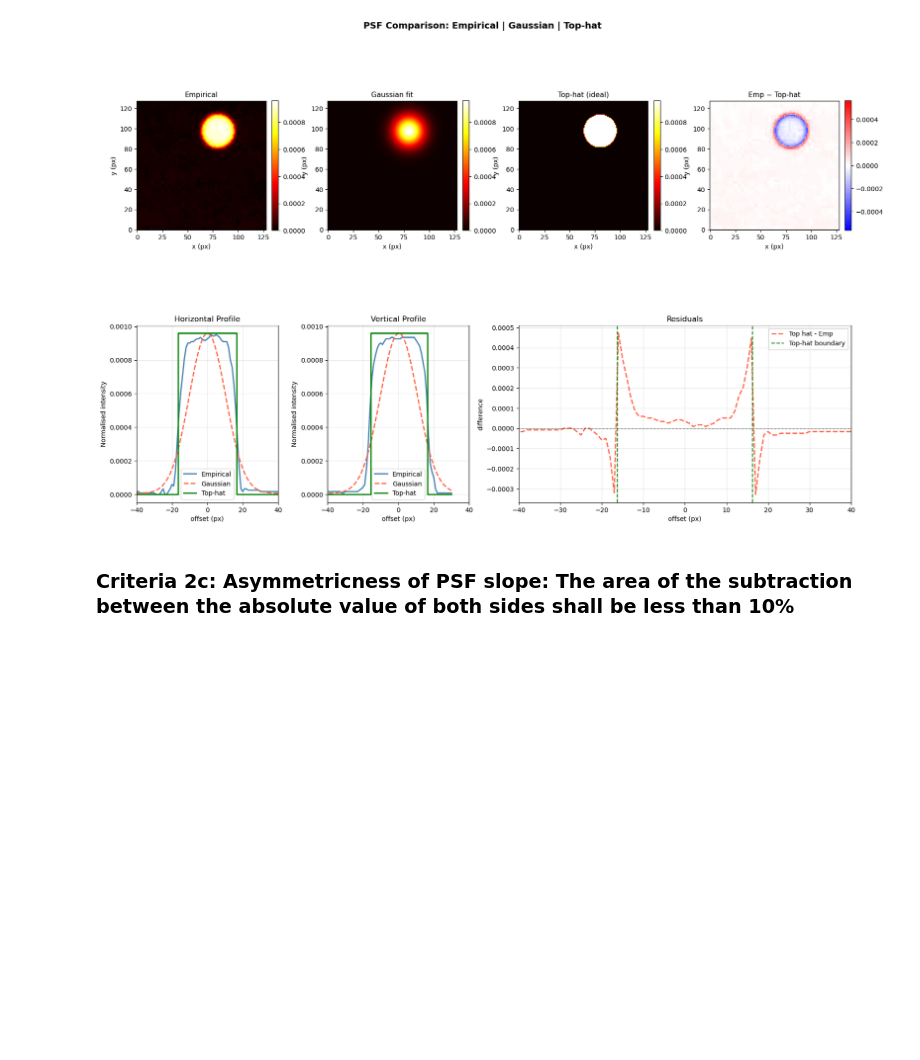
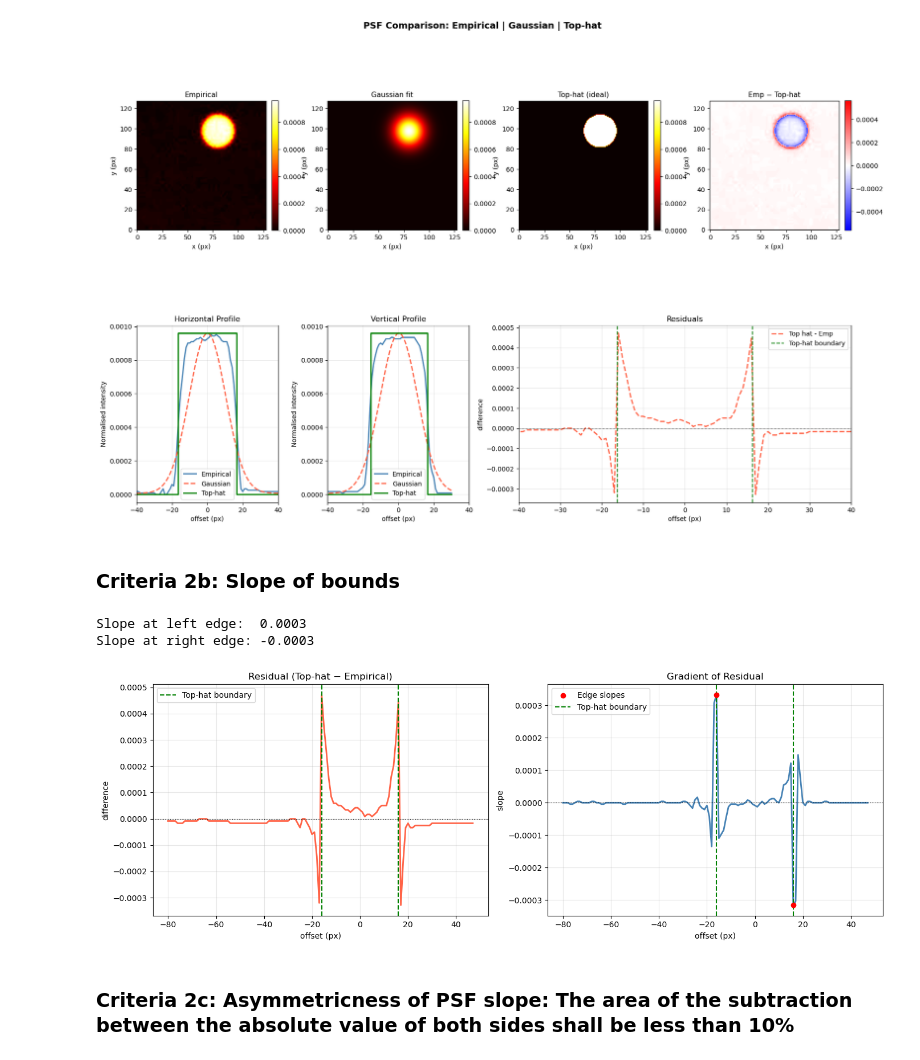
Before and after one commit to sharonoic/optical_analysis_pipeline, a Jupyter notebook: pinhole_image_detection.ipynb, the cells around one changed output. Saved outputs shown, nothing was run; the diff lists cells and outputs as text; code cells hidden in the pictures; blank space fills up the shorter version.

Commit message:
added code for criteria 2b

```diff
--- a/pinhole_image_detection.ipynb
+++ b/pinhole_image_detection.ipynb
@@ -229,6 +229,61 @@ Residual Area:        0.10846061871642448
 Criteria 1 Error:     13.61%
 Passes (within 10%): False
 [figure]
+# %% [markdown]
+### Criteria 2b: Slope of bounds
+# %%
+# requires: cx_i, res_th_emp
+# input: NA
+# output: prints slope at right edge, slope at left edge, plot
+def bounds_slope():
+    x_left  = cx_i - int(round(radius_px))
+    x_right = cx_i + int(round(radius_px))
+
+    grad = np.gradient(res_th_emp)
+
+    # Slope at the edges
+    slope_left  = grad[x_left]
+    slope_right = grad[x_right]
+
+    print(f"Slope at left edge:  {slope_left:.4f}")
+    print(f"Slope at right edge: {slope_right:.4f}")
+
+    # ------ Plot ------
+
+    fig, axes = plt.subplots(1, 2, figsize=(14, 5))
+
+    x_ax = np.arange(len(res_th_emp)) - cx_i
+
+    # Left plot: residual profile
+    axes[0].plot(x_ax, res_th_emp, color="tomato", lw=2)
+    axes[0].axvline(x=x_left  - cx_i, color="green", lw=1.5, ls="--", label="Top-hat boundary")
+    axes[0].axvline(x=x_right - cx_i, color="green", lw=1.5, ls="--")
+    axes[0].axhline(0, color="black", lw=0.8, ls=":")
+    axes[0].set_title("Residual (Top-hat − Empirical)")
+    axes[0].set_xlabel("offset (px)"); axes[0].set_ylabel("difference")
+    axes[0].legend(); axes[0].grid(alpha=0.3)
+
+    # Right plot: gradient of residual
+    axes[1].plot(x_ax, grad, color="steelblue", lw=2)
+    axes[1].scatter([x_left - cx_i, x_right - cx_i],
+                    [grad[x_left], grad[x_right]],
+                    color="red", zorder=5, label="Edge slopes")
+    axes[1].axvline(x=x_left  - cx_i, color="green", lw=1.5, ls="--", label="Top-hat boundary")
+    axes[1].axvline(x=x_right - cx_i, color="green", lw=1.5, ls="--")
+    axes[1].axhline(0, color="black", lw=0.8, ls=":")
+    axes[1].set_title("Gradient of Residual")
+    axes[1].set_xlabel("offset (px)"); axes[1].set_ylabel("slope")
+    axes[1].legend(); axes[1].grid(alpha=0.3)
+
+    plt.tight_layout()
+    plt.savefig("residual_gradient.png", dpi=150, bbox_inches="tight")
+    plt.show()
+
+bounds_slope()
+# %% [output]
+Slope at left edge:  0.0003
+Slope at right edge: -0.0003
+[figure, added]
 # %% [markdown]
 ### Criteria 2c: Asymmetricness of PSF slope: The area of the subtraction between the absolute value of both sides shall be less than 10%
 # %%
```
Also changed, not shown: parts of 1 cell of this notebook, 1 other file.
